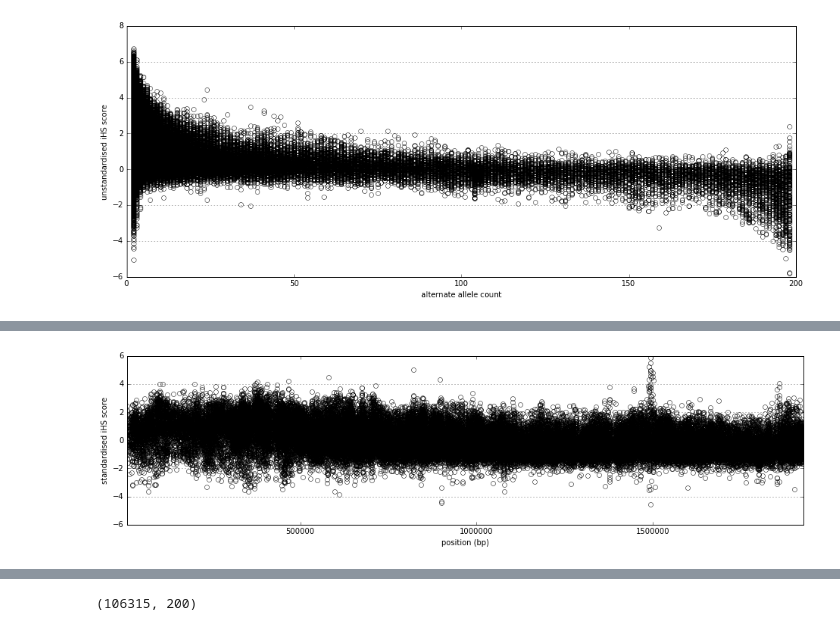
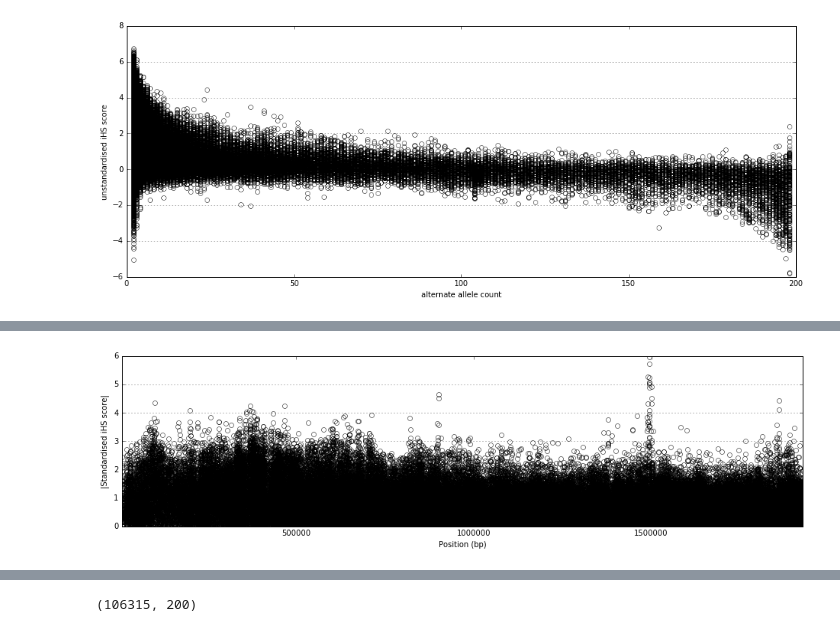
Before and after one commit to cggh/scikit-allel, a Jupyter notebook: notebooks/profiling/ihs.ipynb, the cells around one changed output, grey strips where cells are left out. Saved outputs shown, nothing was run; the diff lists cells and outputs as text; code cells hidden in the pictures.

Commit message:
implement ihs and xpehh standardization; experiment with visualisation

```diff
--- a/notebooks/profiling/ihs.ipynb
+++ b/notebooks/profiling/ihs.ipynb
@@ -159,0 +106,2 @@ plt.grid(axis='y');
+# %%
+score_standardized, ac_bins = allel.stats.standardize_by_allele_count(score, ac_seg[:, 1])
@@ -168,9 +127,9 @@ plt.grid(axis='y');
 # %%
 plt.figure(figsize=(16, 4))
-plt.plot(pos_seg, score_normed, linestyle=' ', marker='o', mfc='none')
+plt.plot(pos_seg, np.abs(score_standardized), linestyle=' ', marker='o', mfc='none')
 plt.grid(axis='y')
-plt.xlabel('position (bp)')
-plt.ylabel('standardised iHS score')
+plt.xlabel('Position (bp)')
+plt.ylabel('|Standardised iHS score|')
 plt.autoscale(axis='x', tight=True);
 # %% [output]
-[figure, old version]
+[figure, new version]
```
Also changed, not shown: parts of 33 cells of this notebook, 4 other files.
